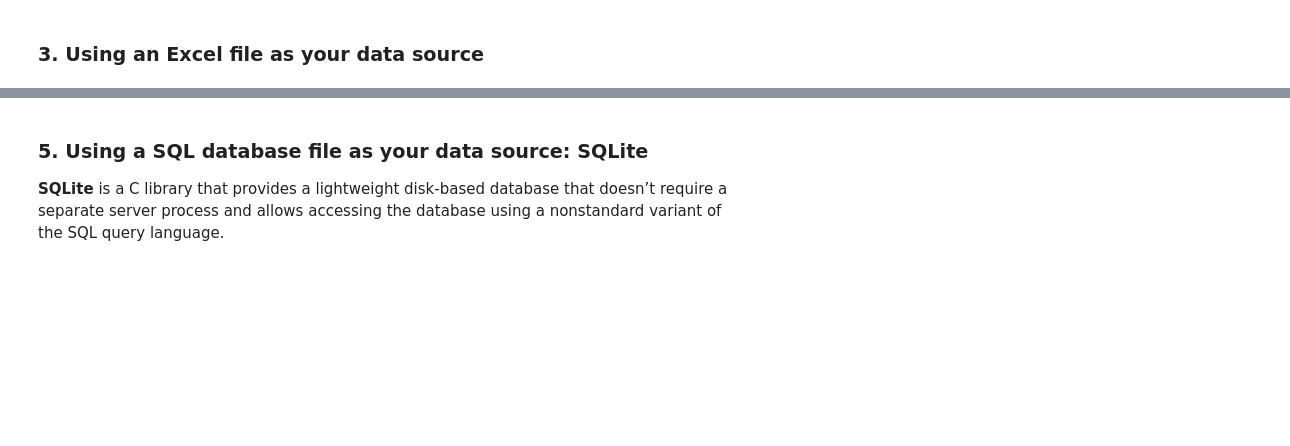
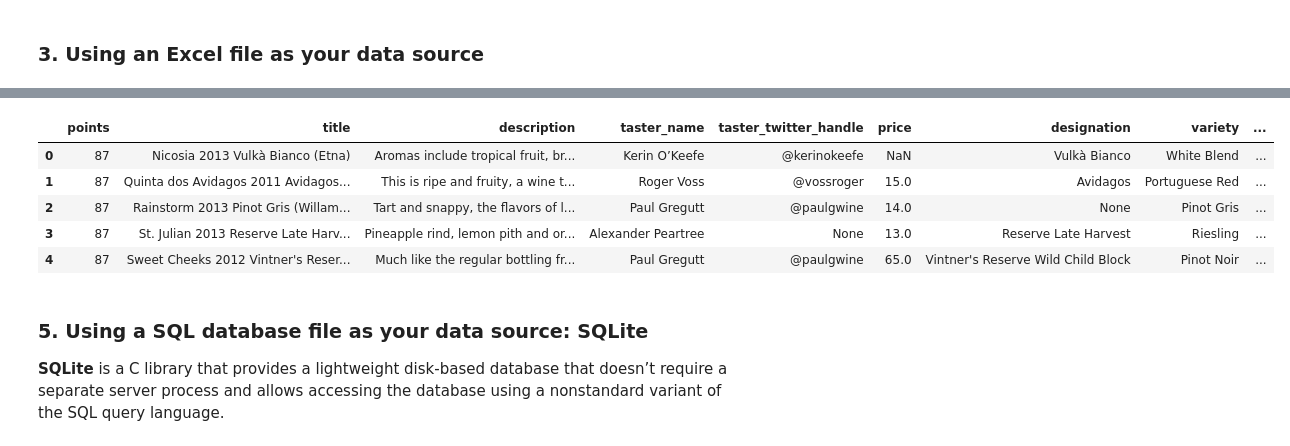
Before and after one commit to ibdafna/learning_jupyter_with_bloomberg, a Jupyter notebook: notebooks/Webinar_2/Data_Sources.ipynb, the cells around one changed output, grey strips where cells are left out. Drawn from its saved outputs; the diff is of its cells as text; code cells hidden in the pictures; blank space fills up the shorter version.

```diff
--- a/notebooks/Webinar_2/Data_Sources.ipynb
+++ b/notebooks/Webinar_2/Data_Sources.ipynb
@@ -49,6 +71,16 @@ Here is an example:
 ![title](img/json.PNG)
 # %%
 # Let's use pandas to load a JSON file in Jupyter Lab (Wine data)
+data_wine = pd.read_json('./data/Wine_data/winemag-data-130k-v2.json')
+# %%
+data_wine.head()
+# %% [output]
+|  | points | title | description | taster_name | taster_twitter_handle | price | designation | variety | ... |
+| 0 | 87 | Nicosia 2013 Vulkà Bianco (Etna) | Aromas include tropical fruit, br... | Kerin O’Keefe | @kerinokeefe | NaN | Vulkà Bianco | White Blend | ... |
+| 1 | 87 | Quinta dos Avidagos 2011 Avidagos... | This is ripe and fruity, a wine t... | Roger Voss | @vossroger | 15.0 | Avidagos | Portuguese Red | ... |
+| 2 | 87 | Rainstorm 2013 Pinot Gris (Willam... | Tart and snappy, the flavors of l... | Paul Gregutt | @paulgwine | 14.0 | None | Pinot Gris | ... |
+| 3 | 87 | St. Julian 2013 Reserve Late Harv... | Pineapple rind, lemon pith and or... | Alexander Peartree | None | 13.0 | Reserve Late Harvest | Riesling | ... |
+| 4 | 87 | Sweet Cheeks 2012 Vintner's Reser... | Much like the regular bottling fr... | Paul Gregutt | @paulgwine | 65.0 | Vintner's Reserve Wild Child Block | Pinot Noir | ... |
 # %% [markdown]
 ### 5. Using a SQL database file as your data source: SQLite
 
```
Also changed, not shown: parts of 16 cells of this notebook, 1 other file.
